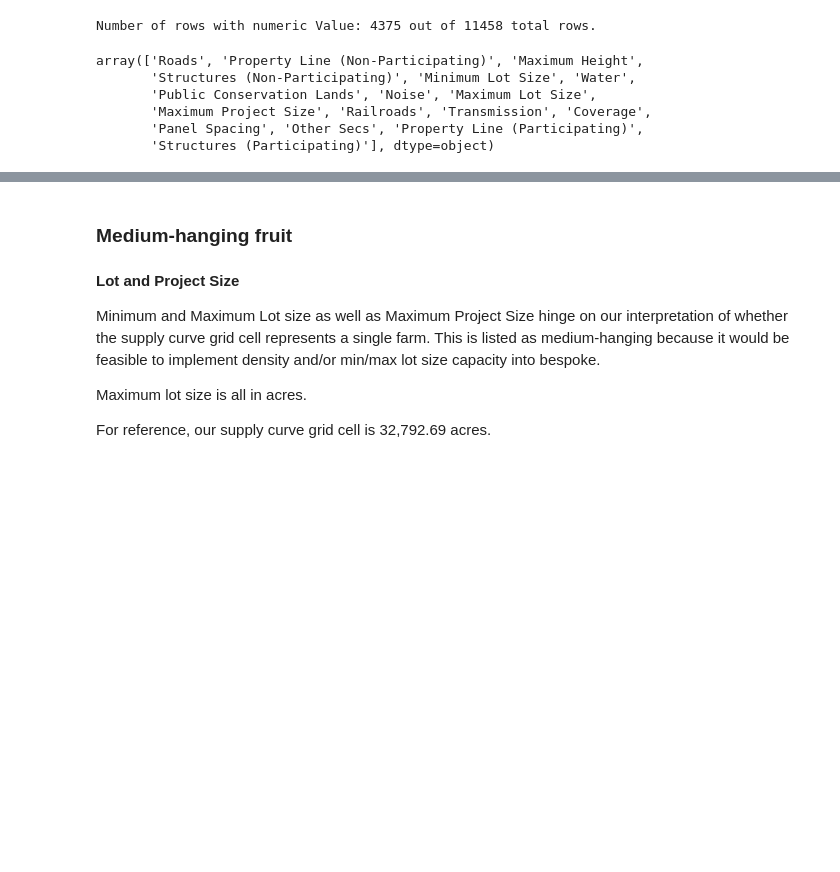
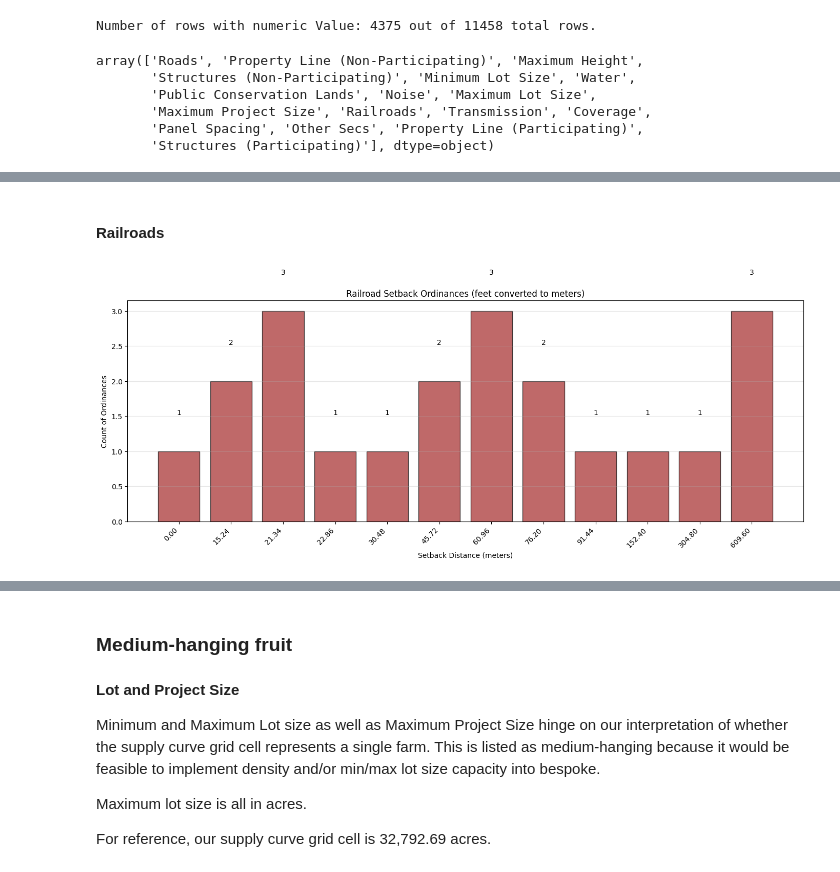
Before and after one commit to gabezuckerman/compass-integration-roadmap, a Jupyter notebook: compass_integration_roadmap_pv.ipynb, the cells around one changed output, grey strips where cells are left out. Drawn from its saved outputs; the diff is of its cells as text; code cells hidden in the pictures; blank space fills up the shorter version.

```diff
--- a/compass_integration_roadmap_pv.ipynb
+++ b/compass_integration_roadmap_pv.ipynb
@@ -65,0 +274,74 @@ In the .gpkg, "structures" represents non-participating values while, participat
+# %% [markdown]
+#### Railroads
+# %%
+# Create histogram for Railroad ordinances similar to Transmission analysis
+railroad_data = usable_ord[usable_ord['Feature'] == 'Railroads']
+
+# Collect statistics for printing later
+railroad_stats = []
+
+if len(railroad_data) > 0:
+    # Check the most common unit
+    unit_counts = railroad_data['Units'].value_counts()
+    most_common_unit = unit_counts.index[0]
+
+    # Filter for most common unit
+    railroad_filtered = railroad_data[railroad_data['Units'] == most_common_unit]
+    railroad_values = pd.to_numeric(railroad_filtered['Value'], errors='coerce').dropna()
+
+    # Convert to meters if in feet
+    if most_common_unit == 'feet':
+        railroad_values_meters = railroad_values * 0.3048
+        unit_label = 'feet converted to meters'
+    else:
+        railroad_values_meters = railroad_values
+        unit_label = most_common_unit
+
+    # Create bar plot with value counts
+    value_counts = railroad_values_meters.value_counts().sort_index()
+
+    plt.figure(figsize=(14, 6))
+    x_positions = range(len(value_counts))
+    bars = plt.bar(x_positions, value_counts.values, edgecolor='black', alpha=0.7, color='brown')
+    plt.xlabel(f'Setback Distance (meters)')
+    plt.ylabel('Count of Ordinances')
+    plt.title(f'Railroad Setback Ordinances ({unit_label})')
+    plt.grid(True, alpha=0.3, axis='y')
+
+    # Add value labels on top of bars
+    for i, count in enumerate(value_counts.values):
+        plt.text(i, count + 0.5, str(count), ha='center', va='bottom')
+
+    # Set x-axis labels
+    plt.xticks(x_positions, [f'{v:.2f}' for v in value_counts.index], rotation=45, ha='right')
+
+    plt.tight_layout()
+    plt.show()
+
+    # Calculate percentages
+    railroad_total = len(railroad_data)
+    filtered_count = len(railroad_values_meters)
+    filtered_pct = (filtered_count / railroad_total * 100) if railroad_total > 0 else 0
+
+    # Collect summary statistics
+    railroad_stats.append(f"Railroad ordinances ({most_common_unit} - {filtered_pct:.1f}% of all railroad ordinances):")
+    railroad_stats.append(f"  Count: {len(railroad_values_meters)}")
+    if len(railroad_values_meters) > 0:
+        railroad_stats.append(f"  Mean: {railroad_values_meters.mean():.2f} m")
+        railroad_stats.append(f"  Median: {railroad_values_meters.median():.2f} m")
+        railroad_stats.append(f"  Min: {railroad_values_meters.min():.2f} m")
+        railroad_stats.append(f"  Max: {railroad_values_meters.max():.2f} m")
+        railroad_stats.append(f"  Standard deviation: {railroad_values_meters.std():.2f} m")
+        railroad_stats.append(f"  10th percentile: {railroad_values_meters.quantile(0.10):.2f} m")
+        railroad_stats.append(f"  25th percentile: {railroad_values_meters.quantile(0.25):.2f} m")
+        railroad_stats.append(f"  50th percentile: {railroad_values_meters.quantile(0.50):.2f} m")
+        railroad_stats.append(f"  75th percentile: {railroad_values_meters.quantile(0.75):.2f} m")
+        railroad_stats.append(f"  90th percentile: {railroad_values_meters.quantile(0.90):.2f} m")
+else:
+    railroad_stats.append("No Railroad ordinances found in the data.")
+
+# Print all statistics
+if railroad_stats:
+    print("\n".join(railroad_stats))
+# %% [output]
+[figure, added]
```
Also changed, not shown: parts of 17 cells of this notebook, 4 other files.
